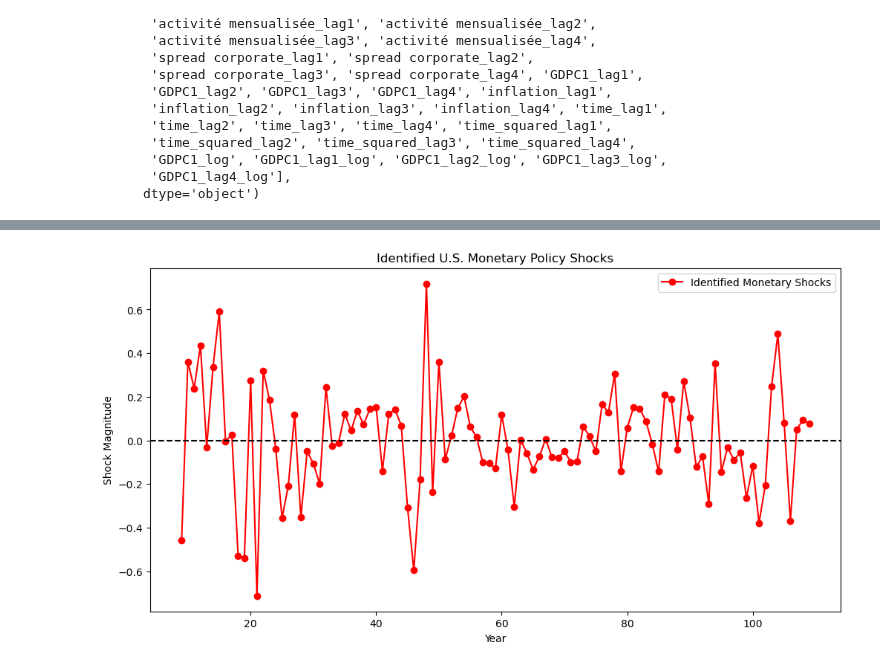
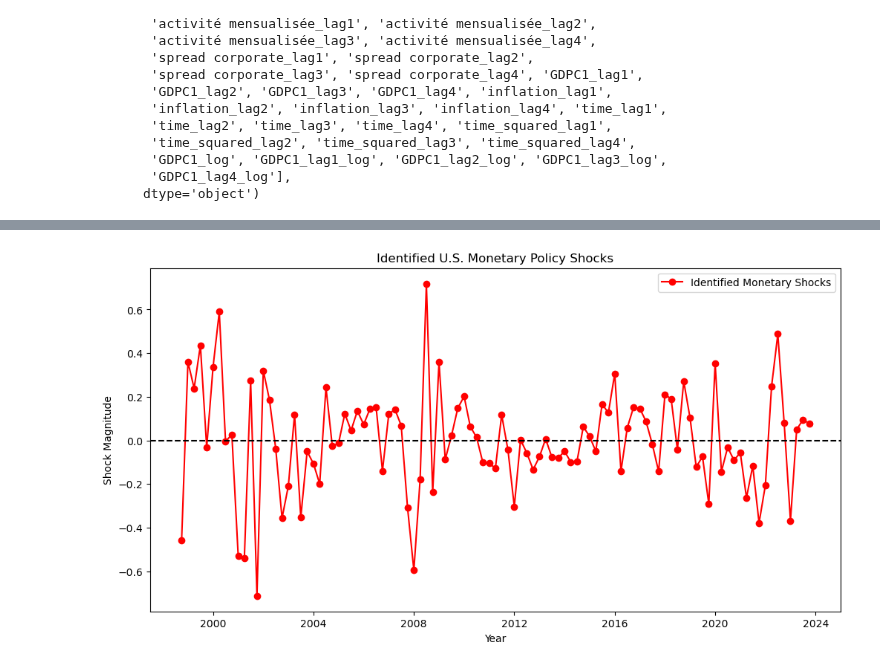
Before and after one commit to enriquealarcon01/Stat-App, a Jupyter notebook: modèle US.ipynb, the cells around one changed output, grey strips where cells are left out. Saved outputs shown, nothing was run; the diff lists cells and outputs as text; code cells hidden in the pictures.

Commit message:
modification du graphique des chocs pour mettre la date en abscisse

```diff
--- a/modèle US.ipynb
+++ b/modèle US.ipynb
@@ -178,20 +172,23 @@ strong multicollinearity or other numerical problems.
 # %%
 import matplotlib.pyplot as plt
 
+data_US_clean.index = data_US_clean.index.to_timestamp()  # Convertir PeriodIndex en datetime
+
 # Tracer les chocs monétaires
 plt.figure(figsize=(12, 6))
-plt.plot(data_US_clean['time'], data_US_clean['monetary_shocks'], label="Identified Monetary Shocks", color="red", linestyle='-', marker='o')
+plt.plot(data_US_clean.index, data_US_clean['monetary_shocks'],
+         label="Identified Monetary Shocks", color="red", linestyle='-', marker='o')
 
 # Ligne horizontale à zéro
 plt.axhline(y=0, color="black", linestyle="--")
 
 # Titres et légendes
 plt.title("Identified U.S. Monetary Policy Shocks")
 plt.xlabel("Year")
 plt.ylabel("Shock Magnitude")
 plt.legend()
 
 # Affichage du graphique
 plt.show()
 # %% [output]
-[figure, old version]
+[figure, new version]
```
Also changed, not shown: parts of 2 cells of this notebook, 1 other file.
